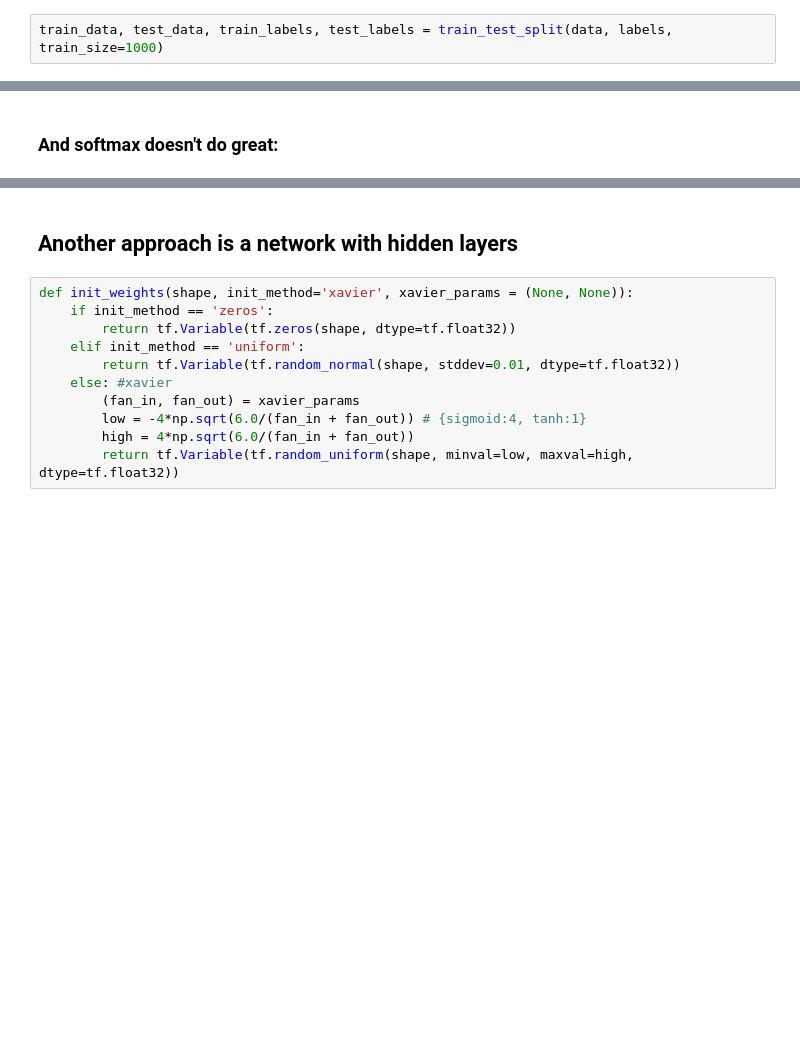
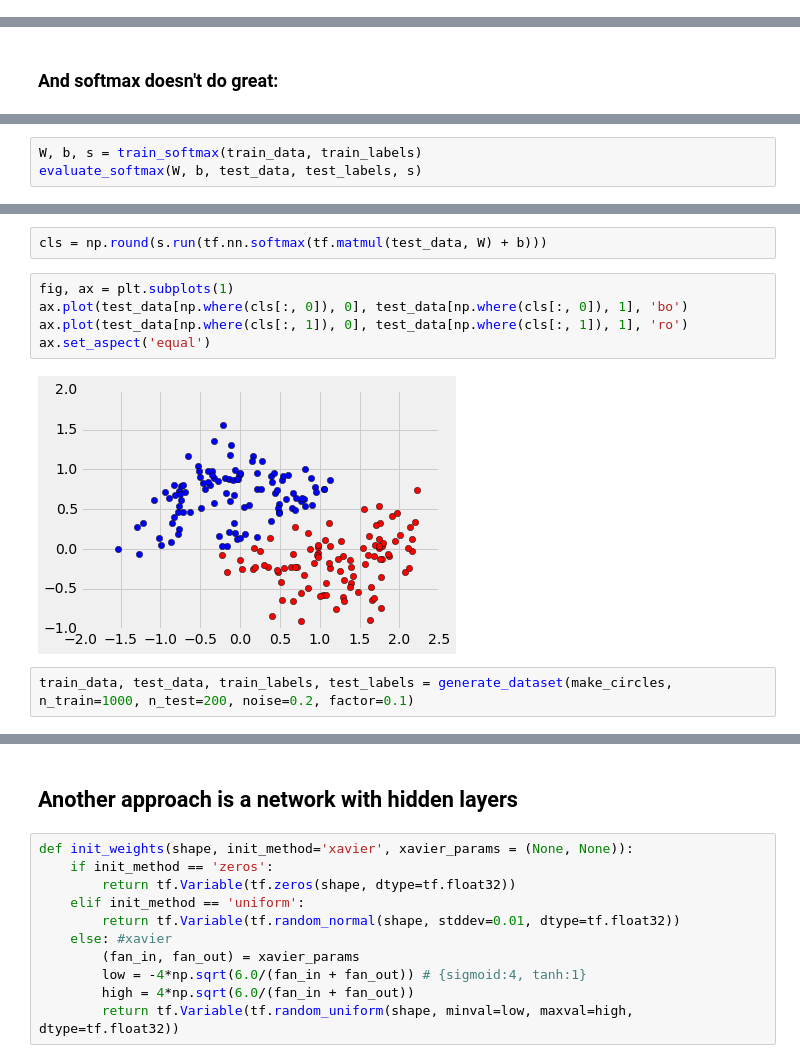
Before and after one commit to arokem/try-tf, a Jupyter notebook: try-tf.ipynb, the cells around one changed output, grey strips where cells are left out. Cells and saved outputs as stored; diff of their text form; blank space fills up the shorter version.

```diff
--- a/try-tf.ipynb
+++ b/try-tf.ipynb
@@ -52,2 +57,0 @@ from sklearn.cross_validation import train_test_split
-# %%
-train_data, test_data, train_labels, test_labels = train_test_split(data, labels, train_size=1000)
@@ -181,0 +163,3 @@ Accuracy: 0.861
+# %%
+W, b, s = train_softmax(train_data, train_labels)
+evaluate_softmax(W, b, test_data, test_labels, s)
@@ -181,0 +175,11 @@ Accuracy: 0.861
+# %%
+cls = np.round(s.run(tf.nn.softmax(tf.matmul(test_data, W) + b)))
+# %%
+fig, ax = plt.subplots(1)
+ax.plot(test_data[np.where(cls[:, 0]), 0], test_data[np.where(cls[:, 0]), 1], 'bo')
+ax.plot(test_data[np.where(cls[:, 1]), 0], test_data[np.where(cls[:, 1]), 1], 'ro')
+ax.set_aspect('equal')
+# %% [output]
+[figure, added]
+# %%
+train_data, test_data, train_labels, test_labels = generate_dataset(make_circles, n_train=1000, n_test=200, noise=0.2, factor=0.1)
```
Also changed, not shown: parts of 48 cells of this notebook.
